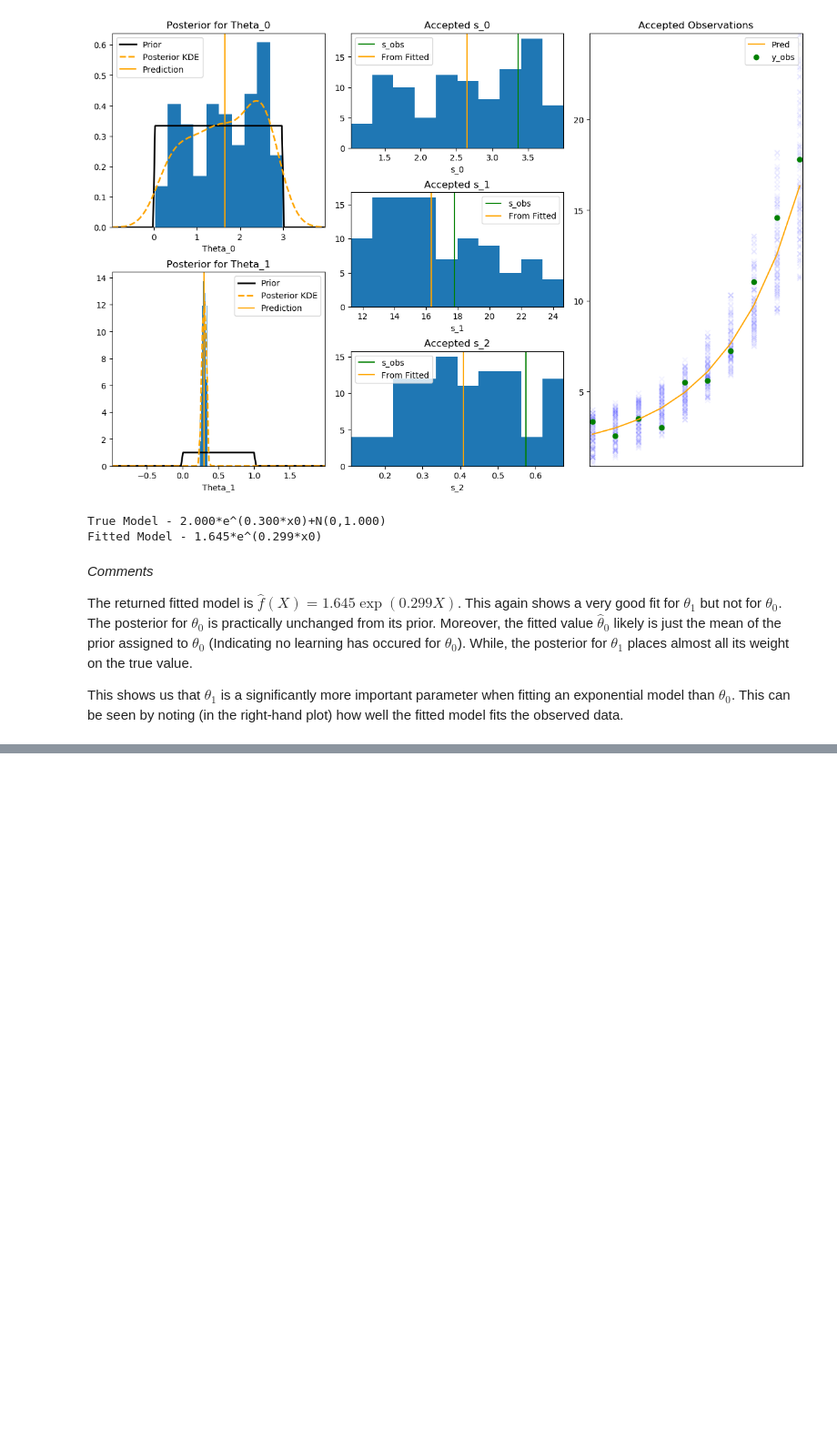
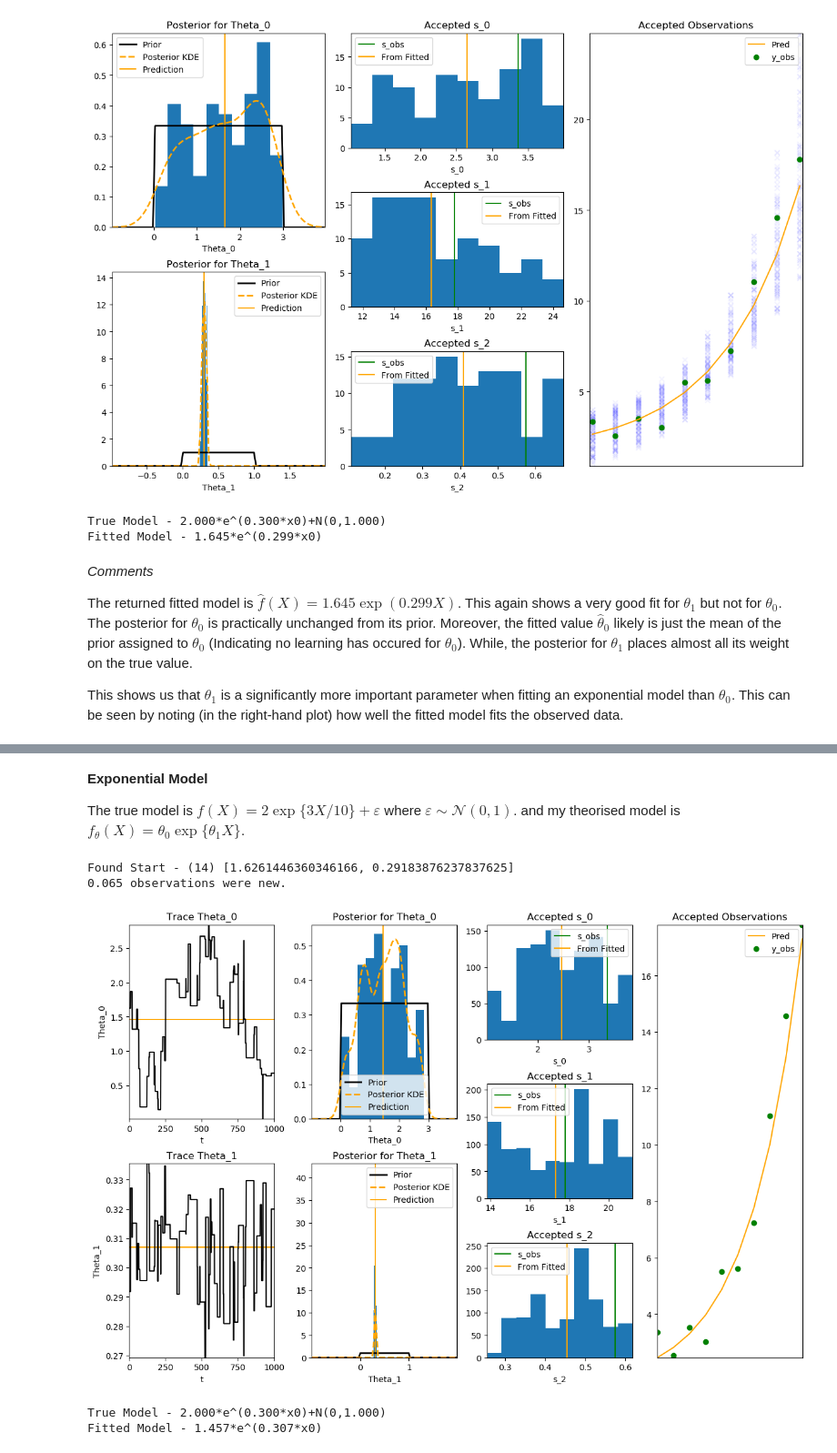
Before and after one commit to dajhutchinson/bayesian-modelling-of-epidemic-events, a Jupyter notebook: Code/ABC_Notebook.ipynb, the cells around one changed output, grey strips where cells are left out. Shown at 91% size. Cells and saved outputs as stored; diff of their text form; code cells hidden in the pictures; blank space fills up the shorter version.

```diff
--- a/Code/ABC_Notebook.ipynb
+++ b/Code/ABC_Notebook.ipynb
@@ -368,0 +469,24 @@ This shows us that $\theta_1$ is a significantly more important parameter when f
+# %% [markdown]
+<a id="mcmc_exponential_model"></a>
+**Exponential Model**
+
+The true model is $f(X)=2\exp\{3X/10\}+\varepsilon$ where $\varepsilon\sim\mathcal{N}(0,1)$. and my theorised model is $f_\theta(X)=\theta_0\exp\{\theta_1X\}$.
+# %%
+start = (lambda ys:[ys[0][0]])
+end = (lambda ys:[ys[-1][0]])
+mean_log_grad = (lambda ys:[np.mean([np.log(max(1,ys[i+1][0]-ys[i][0])) for i in range(len(ys)-1)])])
+summary_stats=[start,end,mean_log_grad]
+# %%
+# MCMC - Chain length=2000
+np.random.seed(16111998) # Fix random seed
+fitted_model=ABC.abc_mcmc(n_obs=10,y_obs=em.observe(),fitting_model=em.copy([1,1]),priors=em_priors,
+    chain_length=1000,perturbance_kernels=perturbance_kernels,acceptance_kernel=ABC.uniform_kernel,scaling_factor=4,
+    summary_stats=summary_stats)
+print("True Model - {}".format(em))
+print("Fitted Model - {}\n".format(fitted_model))
+# %% [output]
+Found Start - (14) [1.6261446360346166, 0.29183876237837625]
+0.065 observations were new.
+[figure, added]
+True Model - 2.000*e^(0.300*x0)+N(0,1.000)
+Fitted Model - 1.457*e^(0.307*x0)
```
Also changed, not shown: parts of 39 cells of this notebook, 5 other files.
